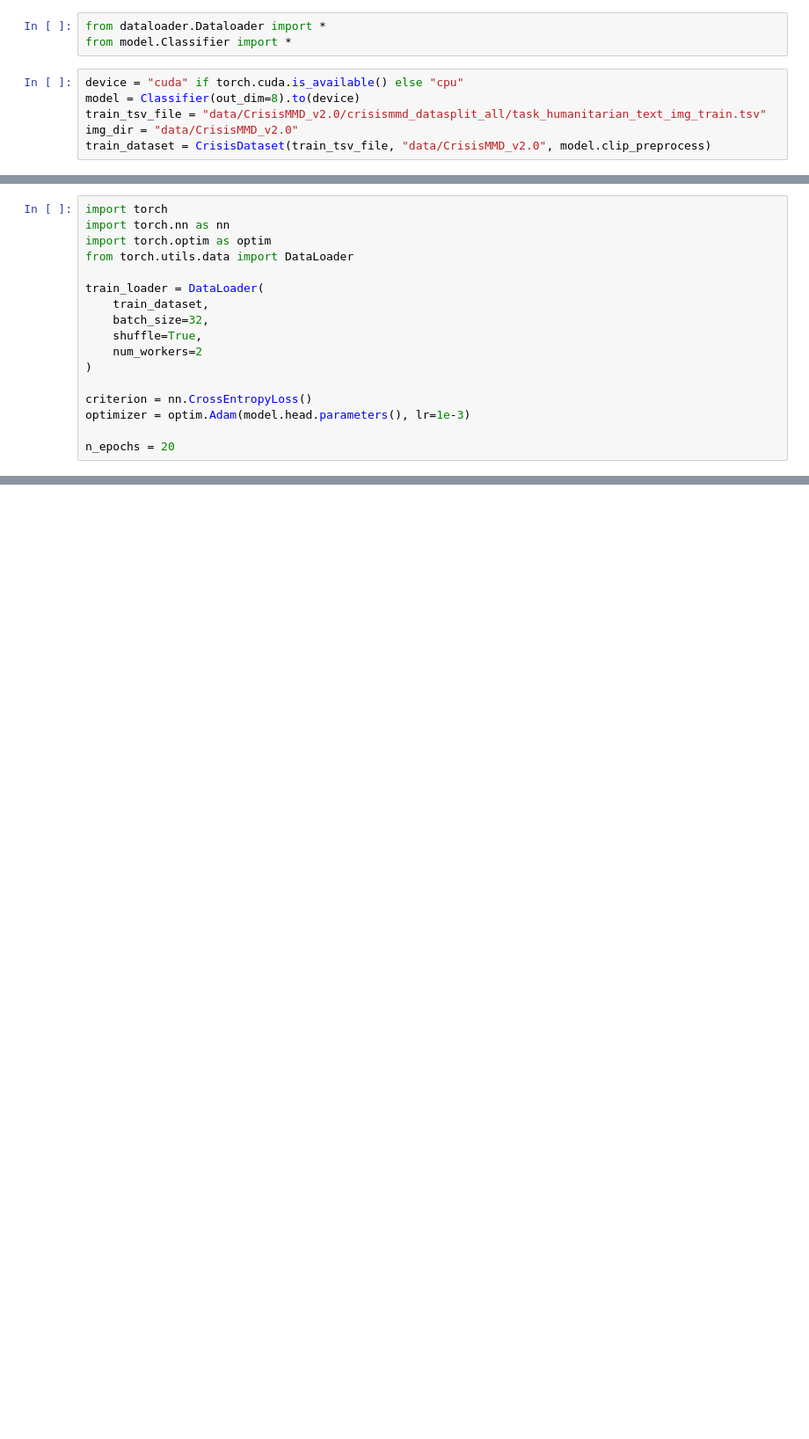
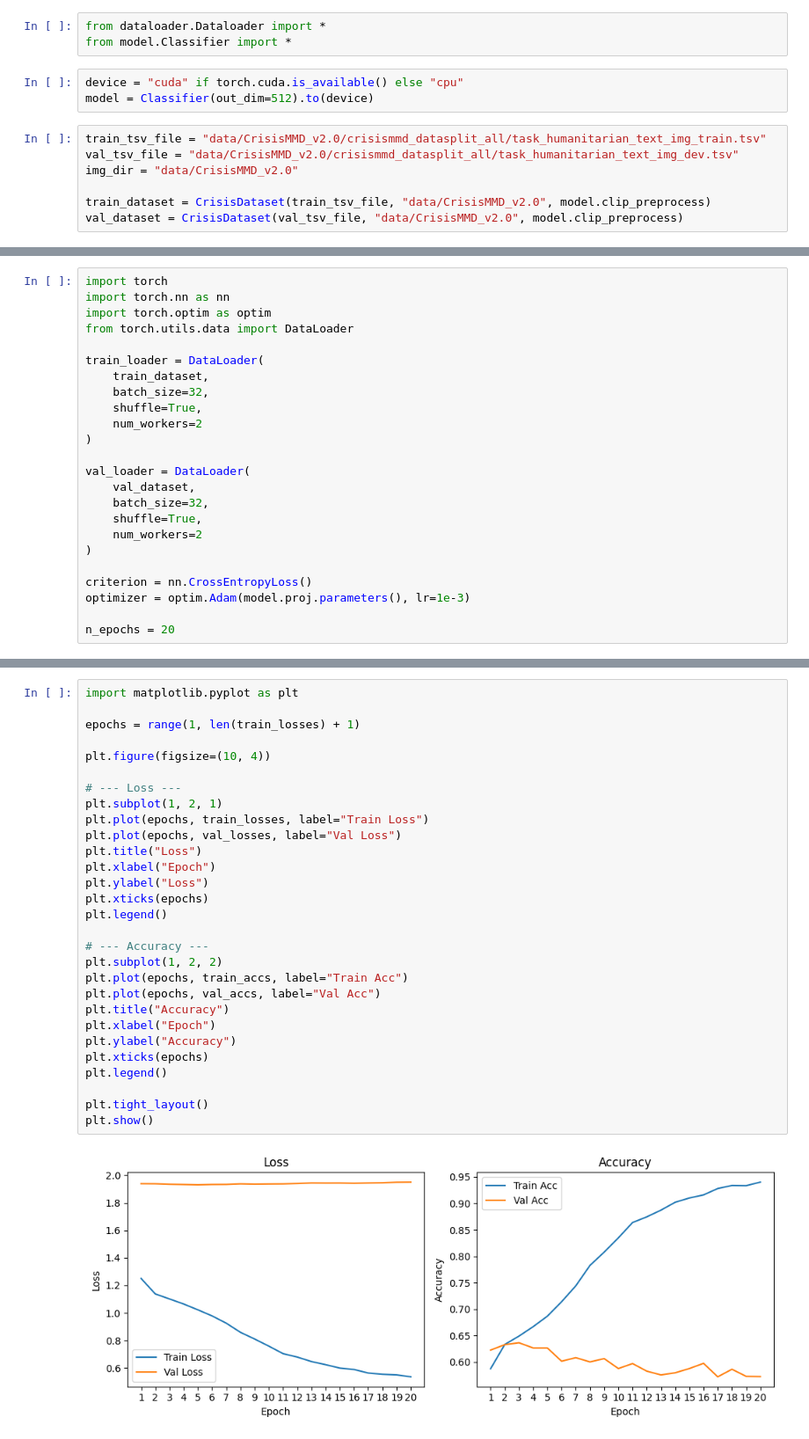
Before and after one commit to ngminhhhh/Fewshot-on-CrisisMMD, a Jupyter notebook: Fewshot/train.ipynb, the cells around one changed output, grey strips where cells are left out. Shown at 88% size. Drawn from its saved outputs; the diff is of its cells as text; blank space fills up the shorter version.

```diff
--- a/Fewshot/train.ipynb
+++ b/Fewshot/train.ipynb
@@ -1,9 +1,13 @@
 # %%
 from dataloader.Dataloader import *
 from model.Classifier import *
+# %%
+device = "cuda" if torch.cuda.is_available() else "cpu"
+model = Classifier(out_dim=512).to(device)
 # %%
-device = "cuda" if torch.cuda.is_available() else "cpu"
-model = Classifier(out_dim=8).to(device)
 train_tsv_file = "data/CrisisMMD_v2.0/crisismmd_datasplit_all/task_humanitarian_text_img_train.tsv"
+val_tsv_file = "data/CrisisMMD_v2.0/crisismmd_datasplit_all/task_humanitarian_text_img_dev.tsv"
 img_dir = "data/CrisisMMD_v2.0"
+
 train_dataset = CrisisDataset(train_tsv_file, "data/CrisisMMD_v2.0", model.clip_preprocess)
+val_dataset = CrisisDataset(val_tsv_file, "data/CrisisMMD_v2.0", model.clip_preprocess)
@@ -20,7 +56,14 @@ train_loader = DataLoader(
     num_workers=2
 )
 
+val_loader = DataLoader(
+    val_dataset,
+    batch_size=32,
+    shuffle=True,
+    num_workers=2
+)
+
 criterion = nn.CrossEntropyLoss()
-optimizer = optim.Adam(model.head.parameters(), lr=1e-3)
+optimizer = optim.Adam(model.proj.parameters(), lr=1e-3)
 
 n_epochs = 20
@@ -51,0 +190,31 @@ for epoch in range(10):
+# %%
+import matplotlib.pyplot as plt
+
+epochs = range(1, len(train_losses) + 1)
+
+plt.figure(figsize=(10, 4))
+
+# --- Loss ---
+plt.subplot(1, 2, 1)
+plt.plot(epochs, train_losses, label="Train Loss")
+plt.plot(epochs, val_losses, label="Val Loss")
+plt.title("Loss")
+plt.xlabel("Epoch")
+plt.ylabel("Loss")
+plt.xticks(epochs)
+plt.legend()
+
+# --- Accuracy ---
+plt.subplot(1, 2, 2)
+plt.plot(epochs, train_accs, label="Train Acc")
+plt.plot(epochs, val_accs, label="Val Acc")
+plt.title("Accuracy")
+plt.xlabel("Epoch")
+plt.ylabel("Accuracy")
+plt.xticks(epochs)
+plt.legend()
+
+plt.tight_layout()
+plt.show()
+# %% [output]
+[figure, added]
```
Also changed, not shown: parts of 3 cells of this notebook, 19 other files.
